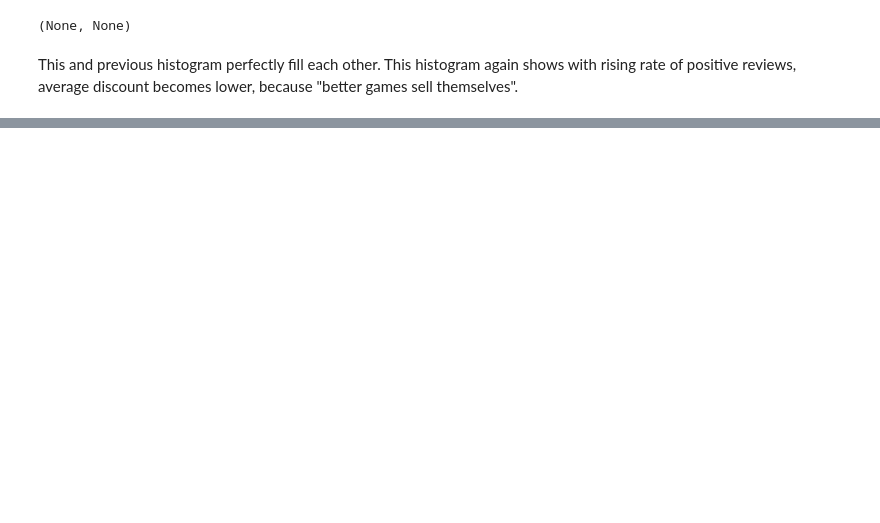
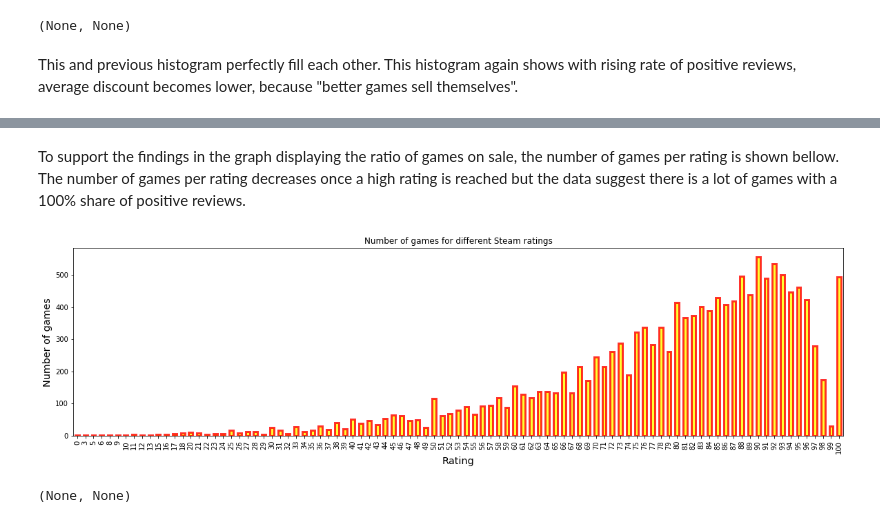
Before and after one commit to magicbeans817/likememes, a Jupyter notebook: Data_interpreter.ipynb, the cells around one changed output, grey strips where cells are left out. Cells and saved outputs as stored; diff of their text form; code cells hidden in the pictures; blank space fills up the shorter version.

```diff
--- a/Data_interpreter.ipynb
+++ b/Data_interpreter.ipynb
@@ -138 +147,8 @@ dfsr.average_discount_hist()
 (None, None)
+# %% [markdown]
+To support the findings in the graph displaying the ratio of games on sale, the number of games per rating is shown bellow. The number of games per rating decreases once a high rating is reached but the data suggest there is a lot of games with a 100% share of positive reviews.
+# %%
+dfsr.n_of_games()
+# %% [output]
+[figure, added]
+(None, None)
```
Also changed, not shown: parts of 15 cells of this notebook.
